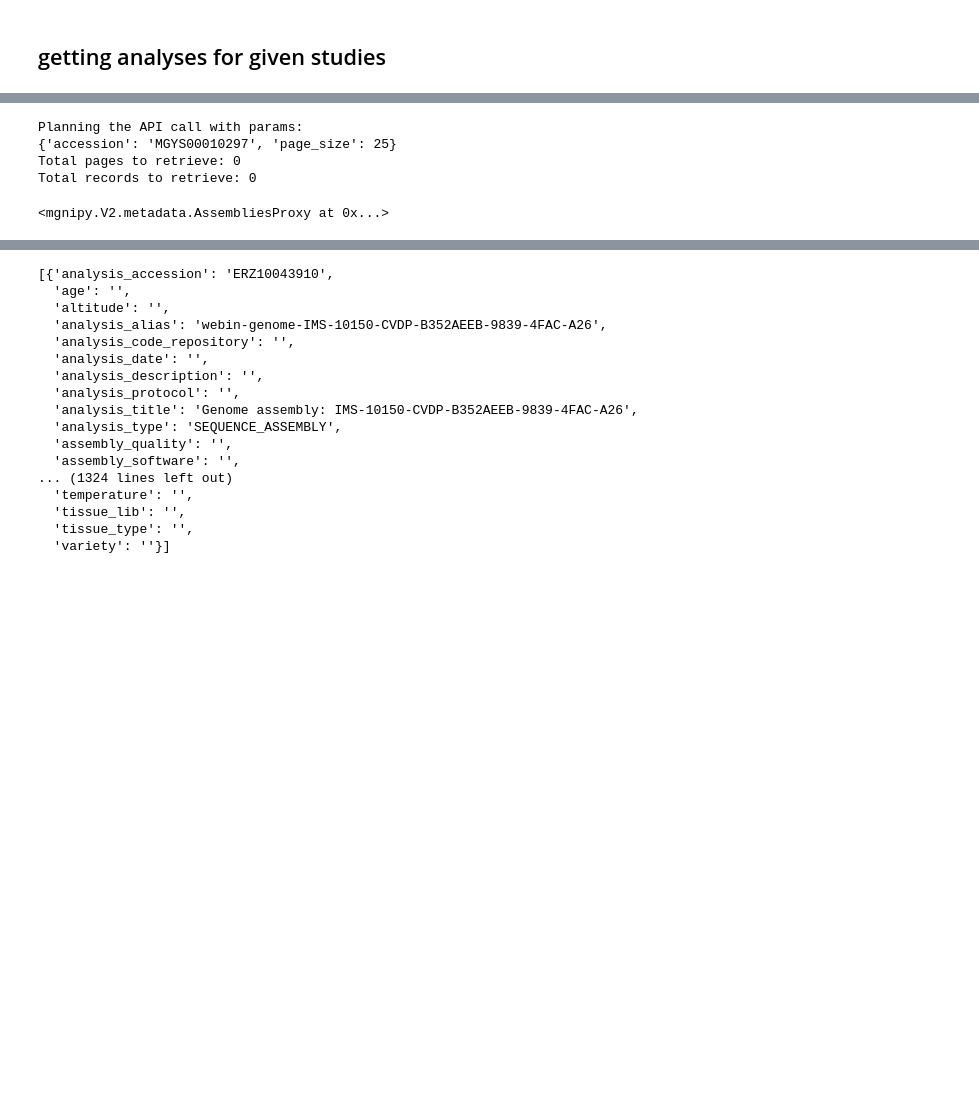
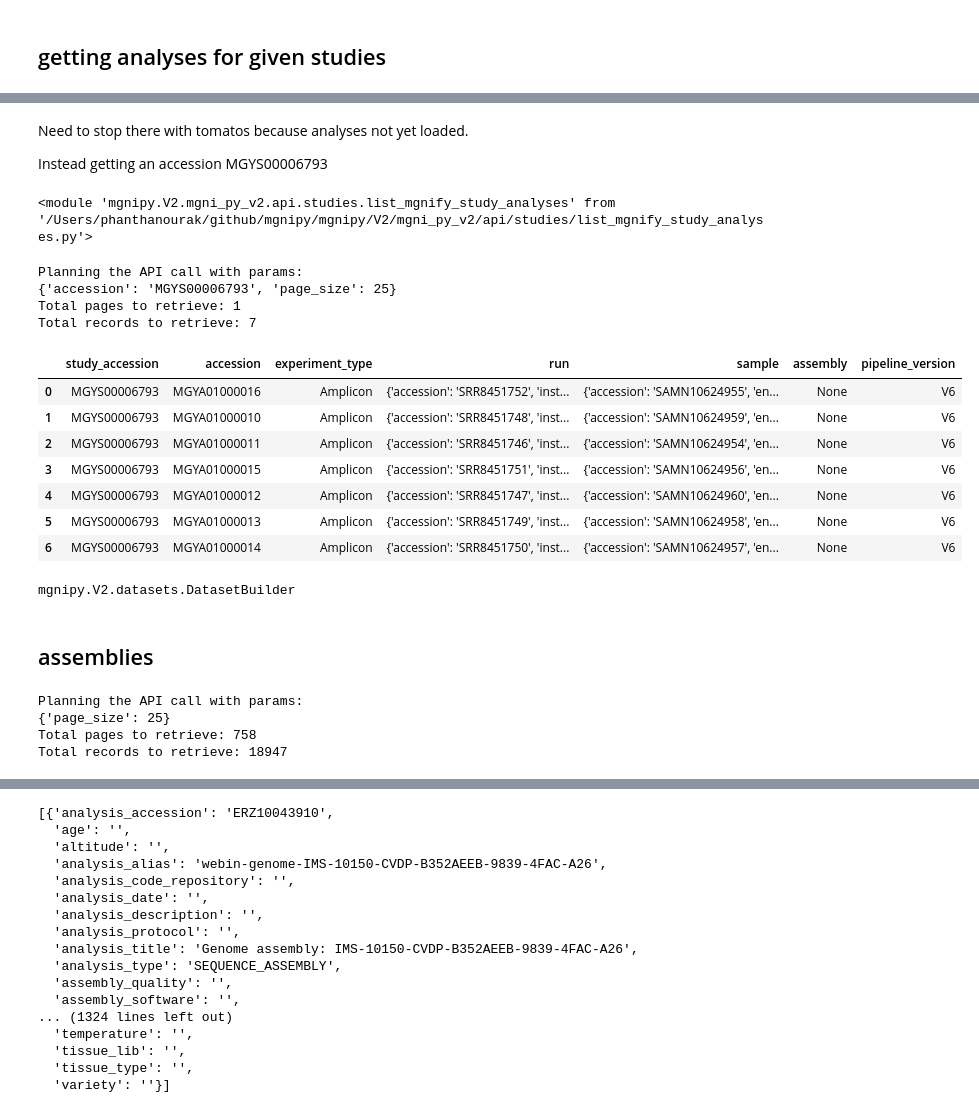
Before and after one commit to EBI-Metagenomics/mgnipy, a Jupyter notebook: docs/tutorial/demo-mgnify-tomatoes.ipynb, the cells around one changed output, grey strips where cells are left out. Saved outputs shown, nothing was run; the diff lists cells and outputs as text; code cells hidden in the pictures; blank space fills up the shorter version.

```diff
--- a/docs/tutorial/demo-mgnify-tomatoes.ipynb
+++ b/docs/tutorial/demo-mgnify-tomatoes.ipynb
@@ -177,10 +224,45 @@ study2.endpoint_module
-# %%
-study2.get()
-# %% [output]
-Planning the API call with params:
-{'accession': 'MGYS00010297', 'page_size': 25}
-Total pages to retrieve: 0
-Total records to retrieve: 0
+# %% [markdown]
+Need to stop there with tomatos because analyses not yet loaded.
+
+Instead getting an accession MGYS00006793
+# %%
+# from mgnipy import MGnipy
+MG = MGnipy()
+a_proxy = MG.analyses
+
+# from mgnipy.V2.metadata import AnalysesProxy
+# a_proxy = AnalysesProxy()
+# a_proxy.endpoint_module
+# %%
+a = a_proxy.filter(accession="MGYS00006793")
+a.endpoint_module
+#a.dry_run()
+# %% [output]
+<module 'mgnipy.V2.mgni_py_v2.api.studies.list_mgnify_study_analyses' from '/Users/phanthanourak/github/mgnipy/mgnipy/V2/mgni_py_v2/api/studies/list_mgnify_study_analyses.py'>
+# %%
+a.get()
+# %% [output]
+Planning the API call with params:
+{'accession': 'MGYS00006793', 'page_size': 25}
+Total pages to retrieve: 1
+Total records to retrieve: 7
+# %%
+a.to_pandas()
+# %% [output]
+|  | study_accession | accession | experiment_type | run | sample | assembly | pipeline_version |
+| 0 | MGYS00006793 | MGYA01000016 | Amplicon | {'accession': 'SRR8451752', 'inst... | {'accession': 'SAMN10624955', 'en... | None | V6 |
+| 1 | MGYS00006793 | MGYA01000010 | Amplicon | {'accession': 'SRR8451748', 'inst... | {'accession': 'SAMN10624959', 'en... | None | V6 |
+| 2 | MGYS00006793 | MGYA01000011 | Amplicon | {'accession': 'SRR8451746', 'inst... | {'accession': 'SAMN10624954', 'en... | None | V6 |
+| 3 | MGYS00006793 | MGYA01000015 | Amplicon | {'accession': 'SRR8451751', 'inst... | {'accession': 'SAMN10624956', 'en... | None | V6 |
+| 4 | MGYS00006793 | MGYA01000012 | Amplicon | {'accession': 'SRR8451747', 'inst... | {'accession': 'SAMN10624960', 'en... | None | V6 |
+| 5 | MGYS00006793 | MGYA01000013 | Amplicon | {'accession': 'SRR8451749', 'inst... | {'accession': 'SAMN10624958', 'en... | None | V6 |
+| 6 | MGYS00006793 | MGYA01000014 | Amplicon | {'accession': 'SRR8451750', 'inst... | {'accession': 'SAMN10624957', 'en... | None | V6 |
+# %%
+a.linked_proxy_module
+# %% [output]
+mgnipy.V2.datasets.DatasetBuilder
+# %% [markdown]
+## assemblies
 # %%
 from mgnipy import MGnipy
 
@@ -188,7 +270,10 @@ MG = MGnipy()
 
 assemblies = MG.assemblies
 
-assemblies#.filter(accession="ERZ19076096").preview()
+assemblies.dry_run()
 # %% [output]
-<mgnipy.V2.metadata.AssembliesProxy at 0x...>
+Planning the API call with params:
+{'page_size': 25}
+Total pages to retrieve: 758
+Total records to retrieve: 18947
 # %%
```
Also changed, not shown: parts of 11 cells of this notebook, 2 other files.
